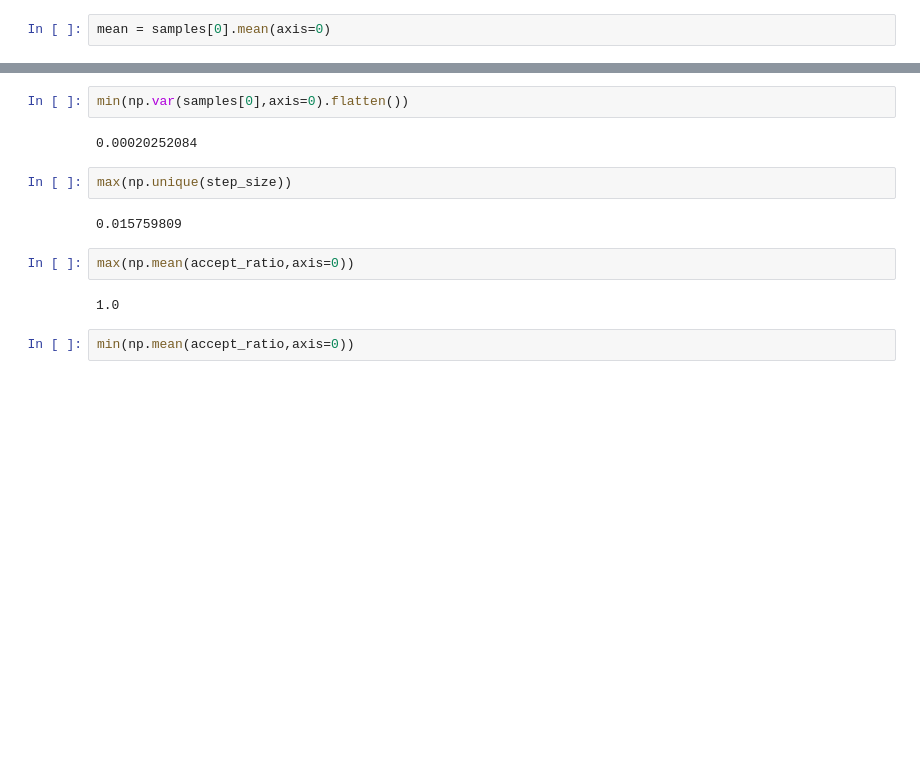
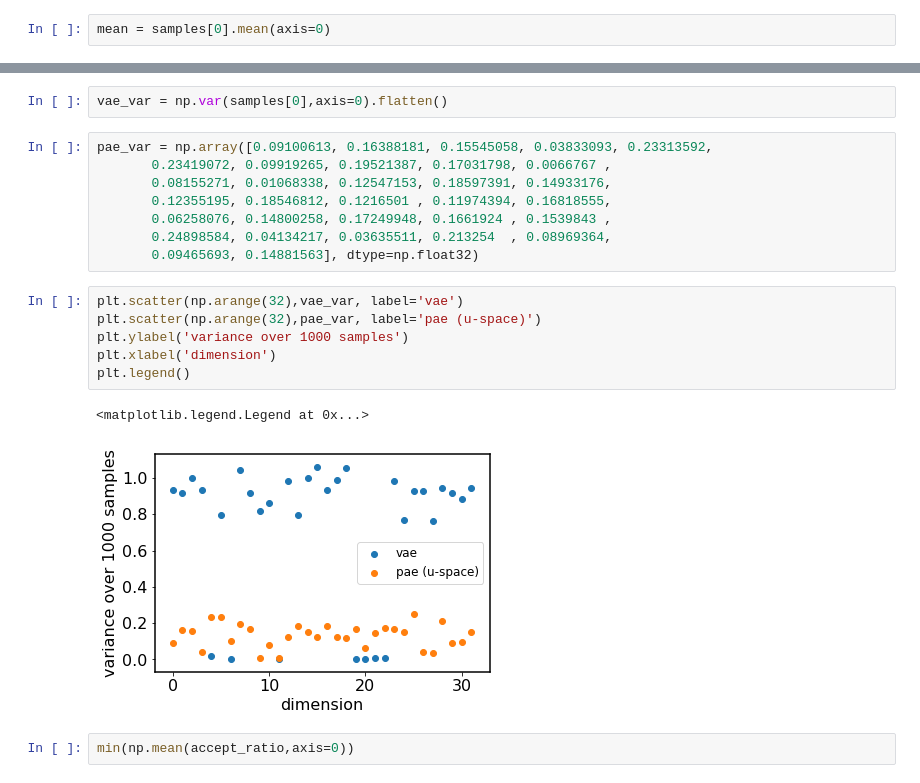
Before and after one commit to VMBoehm/PAE, a Jupyter notebook: notebooks/tf2/FMNIST_sampler-VAE.ipynb, the cells around one changed output, grey strips where cells are left out. Drawn from its saved outputs; the diff is of its cells as text; blank space fills up the shorter version.

Commit message:
posteriors in z, and u space and VAE

```diff
--- a/notebooks/tf2/FMNIST_sampler-VAE.ipynb
+++ b/notebooks/tf2/FMNIST_sampler-VAE.ipynb
@@ -284,16 +290,23 @@ plt.imshow(np.squeeze(x_test[0]))
 [figure]
 # %%
-min(np.var(samples[0],axis=0).flatten())
+vae_var = np.var(samples[0],axis=0).flatten()
-# %% [output]
-0.00020252084
-# %%
-max(np.unique(step_size))
-# %% [output]
-0.015759809
-# %%
-max(np.mean(accept_ratio,axis=0))
-# %% [output]
-1.0
+# %%
+pae_var = np.array([0.09100613, 0.16388181, 0.15545058, 0.03833093, 0.23313592,
+       0.23419072, 0.09919265, 0.19521387, 0.17031798, 0.0066767 ,
+       0.08155271, 0.01068338, 0.12547153, 0.18597391, 0.14933176,
+       0.12355195, 0.18546812, 0.1216501 , 0.11974394, 0.16818555,
+       0.06258076, 0.14800258, 0.17249948, 0.1661924 , 0.1539843 ,
+       0.24898584, 0.04134217, 0.03635511, 0.213254  , 0.08969364,
+       0.09465693, 0.14881563], dtype=np.float32)
+# %%
+plt.scatter(np.arange(32),vae_var, label='vae')
+plt.scatter(np.arange(32),pae_var, label='pae (u-space)')
+plt.ylabel('variance over 1000 samples')
+plt.xlabel('dimension')
+plt.legend()
+# %% [output]
+<matplotlib.legend.Legend at 0x...>
+[figure, added]
 # %%
 min(np.mean(accept_ratio,axis=0))
 # %% [output]
```
Also changed, not shown: parts of 9 cells of this notebook, 3 other files.
